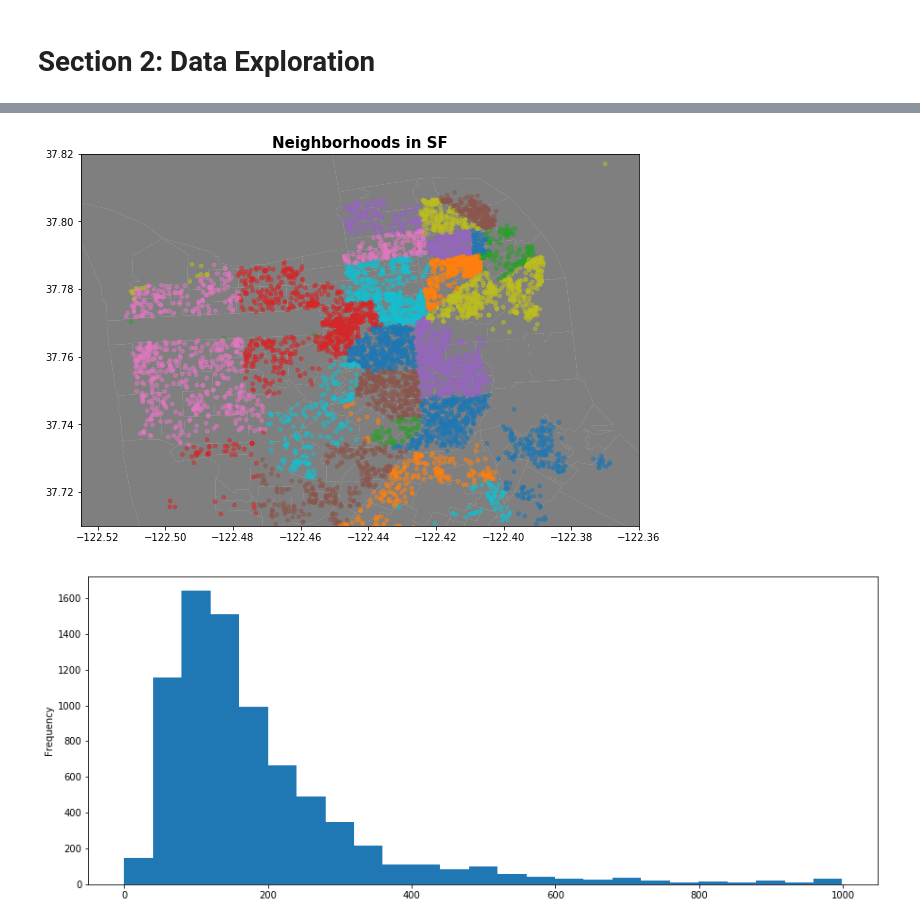
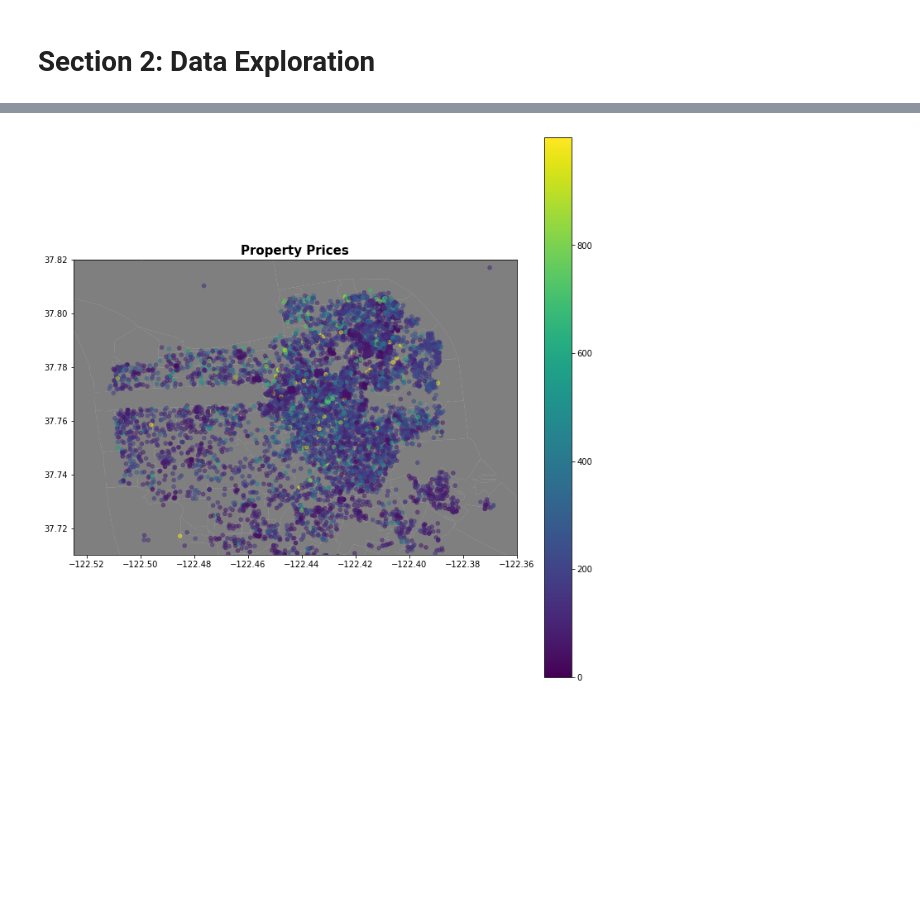
Before and after one commit to jackdoesdata/AirBnB-Analysis, a Jupyter notebook: airbnb_sf_analysis.ipynb, the cells around one changed output, grey strips where cells are left out. Cells and saved outputs as stored; diff of their text form; code cells hidden in the pictures; blank space fills up the shorter version.

Commit message:
predicting price

```diff
--- a/airbnb_sf_analysis.ipynb
+++ b/airbnb_sf_analysis.ipynb
@@ -65,6 +67,7 @@ for x in dates:
 percentages = ['host_response_rate', 'host_acceptance_rate']
 for x in percentages:
     listings[x] = pd.to_numeric(listings[x].str.strip('%')).div(100)
+    listings[x] = listings[x].astype(float)
 
 # format currency cols
 currency = ['price', 'weekly_price', 'monthly_price', 'security_deposit', 'cleaning_fee'
@@ -136,3 +123,16 @@ listings = listings[~listings['calendar_updated'].str.contains('never')]
 listings['id'].nunique() / len(listings)
 # %% [output]
 1.0
+# %%
+# there are a few outliers in regards to price per night. removing rentals over $1k per night
+
+plt.rcParams['figure.figsize'] = 8,2
+plt.figure().suptitle('Distribution of Prices')
+plt.boxplot(listings['price'], vert=False)
+plt.show()
+
+listings = listings[listings['price']<1000.0]
+
+plt.figure().suptitle('Distribution of Prices - Outliers Removed')
+plt.boxplot(listings['price'], vert=False)
+plt.show()
@@ -139,6 +142,2 @@ listings['id'].nunique() / len(listings)
 # %% [markdown]
 # Section 2: Data Exploration
-# %%
-plt.rcParams['figure.figsize'] = 15,6
-listings['neighbourhood_cleansed'].value_counts().plot(kind='bar')
-plt.show()
@@ -156,0 +144,13 @@ plt.show()
+# %%
+# count the records by neighborhood as well as avg. price by neighborhood
+
+plt.rcParams['figure.figsize'] = 12,4
+listings['neighbourhood_cleansed'].value_counts().plot(kind='bar', color='orange')
+plt.title('Count of Properties by Neighborhood', fontsize=15,fontweight='bold')
+plt.show()
+
+hoods__avg_price = listings.groupby(['neighbourhood_cleansed'], as_index=False).mean()
+hoods__avg_price = hoods__avg_price[['neighbourhood_cleansed', 'price']].sort_values(by='price', ascending=False)
+hoods__avg_price.plot(x='neighbourhood_cleansed', y='price', kind='bar', legend=False, color='orange')
+plt.title('Average Price of Properties by Neighborhood', fontsize=15, fontweight='bold')
+plt.show()
@@ -157,23 +160,17 @@ plt.show()
 # %%
-import geopandas as gpd
-from shapely.geometry import Point, Polygon
+# map of prices by listing
 
 street_map = gpd.read_file('./geo_data/geo_export_6619bdbe-44d0-4fc6-b76f-276d186956e9.shp')
 
 crs = {'init':'epsg:4326'}
 geometry = [Point(xy) for xy in zip(listings['longitude'], listings['latitude'])]
 geo_df = gpd.GeoDataFrame(listings,crs = crs, geometry = geometry)
-fig, ax = plt.subplots(figsize=(10,10))
+fig, ax = plt.subplots(figsize=(12,12))
 street_map.plot(ax=ax, alpha=0.5, color='black')
-geo_df.plot(column='neighbourhood_cleansed', ax=ax,alpha=0.5, legend=False,markersize=14)
-plt.title('Neighborhoods in SF', fontsize=15,fontweight='bold')
+geo_df.plot(column='price', ax=ax,alpha=0.5, legend=True, markersize=20)
+plt.title('Property Prices', fontsize=15,fontweight='bold')
 plt.xlim(-122.525, -122.36)
 plt.ylim( 37.71, 37.82)
 plt.show()
 # %% [output]
-[figure, old version]
+[figure, new version]
-# %%
-listings['price'].plot.hist(bins=25)
-plt.show()
-# %% [output]
-[figure, removed]
```
Also changed, not shown: parts of 23 cells of this notebook.
